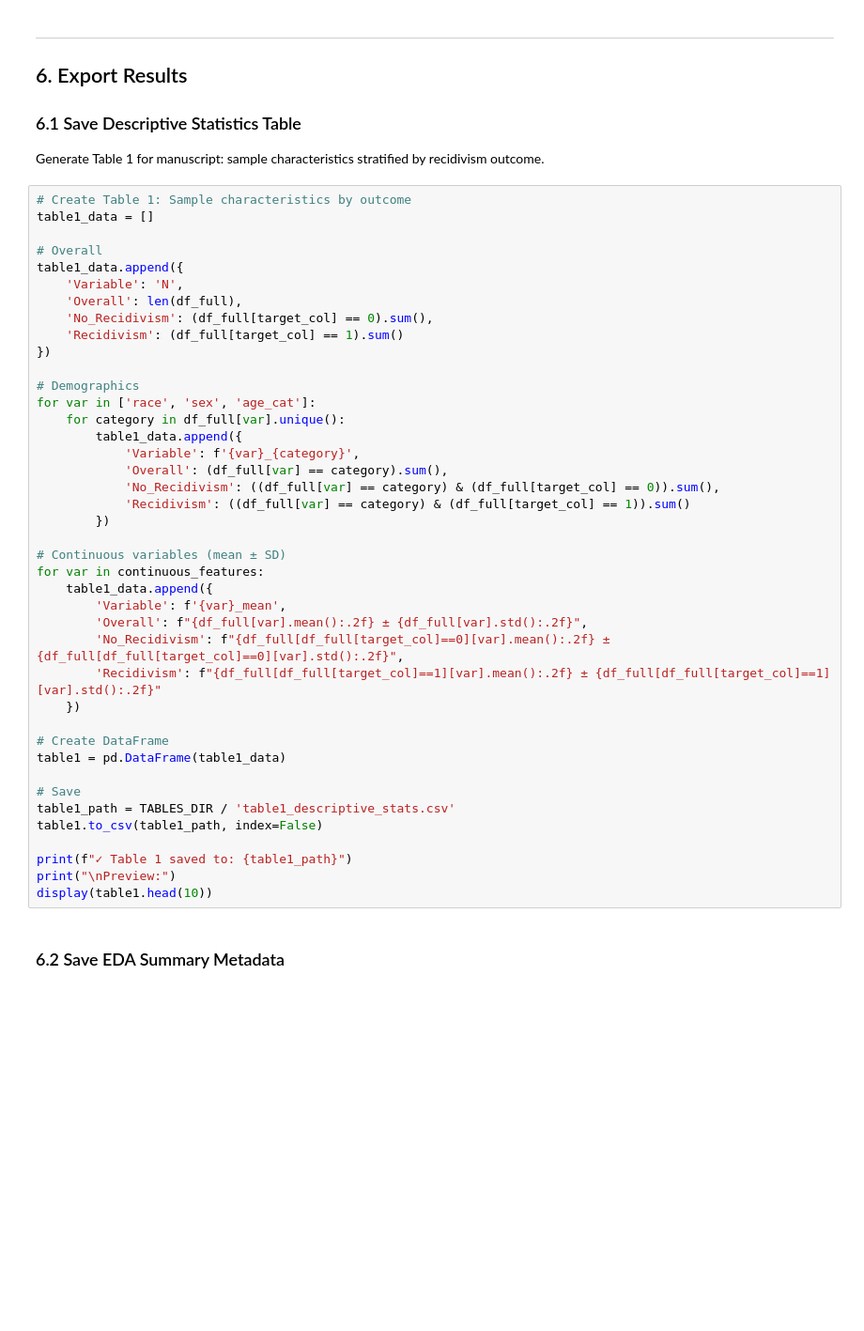
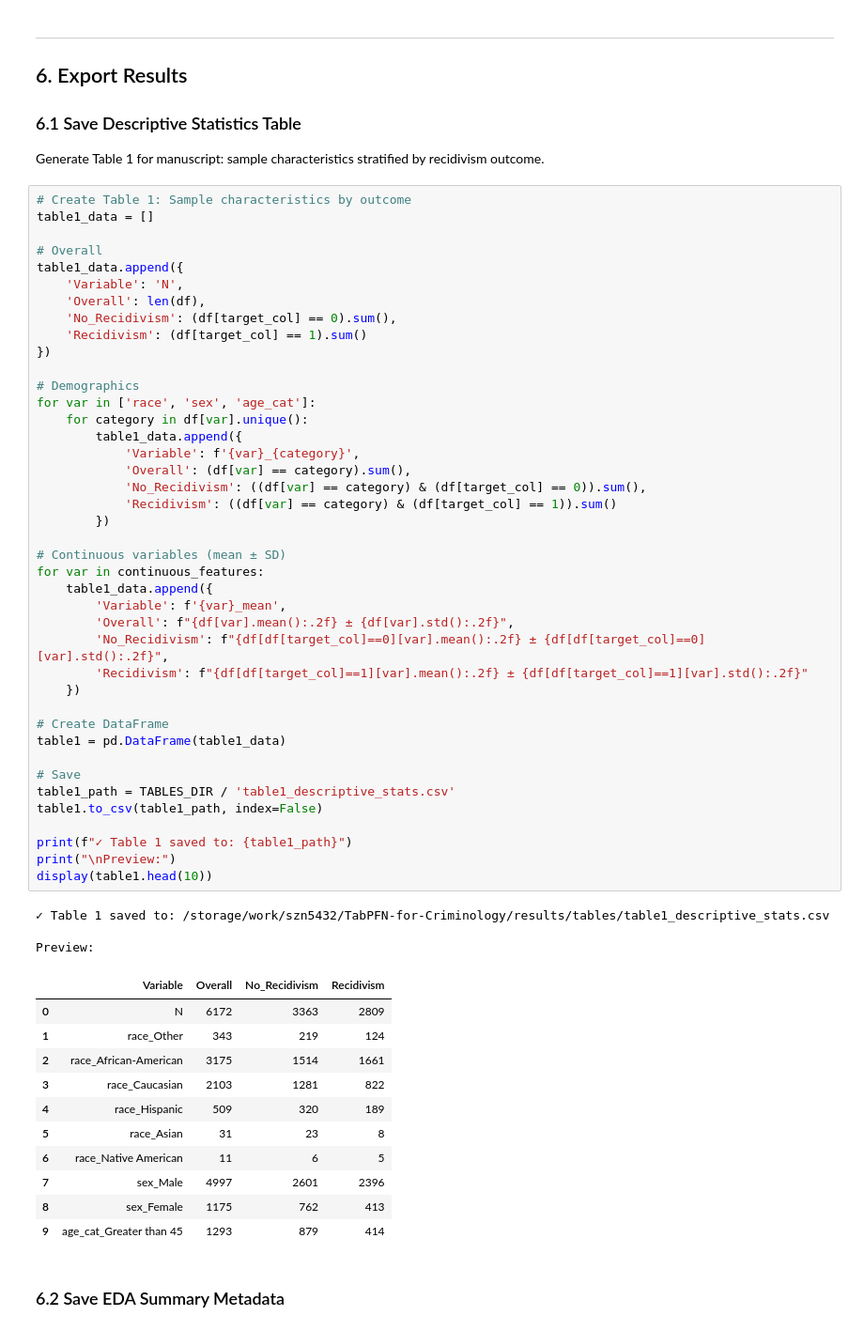
Before and after one commit to siyangni/TabPFN-for-Criminology, a Jupyter notebook: notebooks/01_data_exploration/01a_compas_eda.ipynb, the cells around one changed output. Shown: that part at 94% size. Saved outputs shown, nothing was run; the diff lists cells and outputs as text; blank space fills up the shorter version.

```diff
--- a/notebooks/01_data_exploration/01a_compas_eda.ipynb
+++ b/notebooks/01_data_exploration/01a_compas_eda.ipynb
@@ -439,43 +565,58 @@ Generate Table 1 for manuscript: sample characteristics stratified by recidivism
 # Create Table 1: Sample characteristics by outcome
 table1_data = []
 
 # Overall
 table1_data.append({
     'Variable': 'N',
-    'Overall': len(df_full),
-    'No_Recidivism': (df_full[target_col] == 0).sum(),
-    'Recidivism': (df_full[target_col] == 1).sum()
+    'Overall': len(df),
+    'No_Recidivism': (df[target_col] == 0).sum(),
+    'Recidivism': (df[target_col] == 1).sum()
 })
 
 # Demographics
 for var in ['race', 'sex', 'age_cat']:
-    for category in df_full[var].unique():
+    for category in df[var].unique():
         table1_data.append({
             'Variable': f'{var}_{category}',
-            'Overall': (df_full[var] == category).sum(),
-            'No_Recidivism': ((df_full[var] == category) & (df_full[target_col] == 0)).sum(),
-            'Recidivism': ((df_full[var] == category) & (df_full[target_col] == 1)).sum()
+            'Overall': (df[var] == category).sum(),
+            'No_Recidivism': ((df[var] == category) & (df[target_col] == 0)).sum(),
+            'Recidivism': ((df[var] == category) & (df[target_col] == 1)).sum()
         })
 
 # Continuous variables (mean ± SD)
 for var in continuous_features:
     table1_data.append({
         'Variable': f'{var}_mean',
-        'Overall': f"{df_full[var].mean():.2f} ± {df_full[var].std():.2f}",
-        'No_Recidivism': f"{df_full[df_full[target_col]==0][var].mean():.2f} ± {df_full[df_full[target_col]==0][var].std():.2f}",
-        'Recidivism': f"{df_full[df_full[target_col]==1][var].mean():.2f} ± {df_full[df_full[target_col]==1][var].std():.2f}"
+        'Overall': f"{df[var].mean():.2f} ± {df[var].std():.2f}",
+        'No_Recidivism': f"{df[df[target_col]==0][var].mean():.2f} ± {df[df[target_col]==0][var].std():.2f}",
+        'Recidivism': f"{df[df[target_col]==1][var].mean():.2f} ± {df[df[target_col]==1][var].std():.2f}"
     })
 
 # Create DataFrame
 table1 = pd.DataFrame(table1_data)
 
 # Save
 table1_path = TABLES_DIR / 'table1_descriptive_stats.csv'
 table1.to_csv(table1_path, index=False)
 
 print(f"✓ Table 1 saved to: {table1_path}")
 print("\nPreview:")
 display(table1.head(10))
+# %% [output]
+✓ Table 1 saved to: /storage/work/szn5432/TabPFN-for-Criminology/results/tables/table1_descriptive_stats.csv
+
+Preview:
+|  | Variable | Overall | No_Recidivism | Recidivism |
+| 0 | N | 6172 | 3363 | 2809 |
+| 1 | race_Other | 343 | 219 | 124 |
+| 2 | race_African-American | 3175 | 1514 | 1661 |
+| 3 | race_Caucasian | 2103 | 1281 | 822 |
+| 4 | race_Hispanic | 509 | 320 | 189 |
+| 5 | race_Asian | 31 | 23 | 8 |
+| 6 | race_Native American | 11 | 6 | 5 |
+| 7 | sex_Male | 4997 | 2601 | 2396 |
+| 8 | sex_Female | 1175 | 762 | 413 |
+| 9 | age_cat_Greater than 45 | 1293 | 879 | 414 |
 # %% [markdown]
 ### 6.2 Save EDA Summary Metadata
 # %%
```
Also changed, not shown: parts of 14 cells of this notebook, 54 other files.
